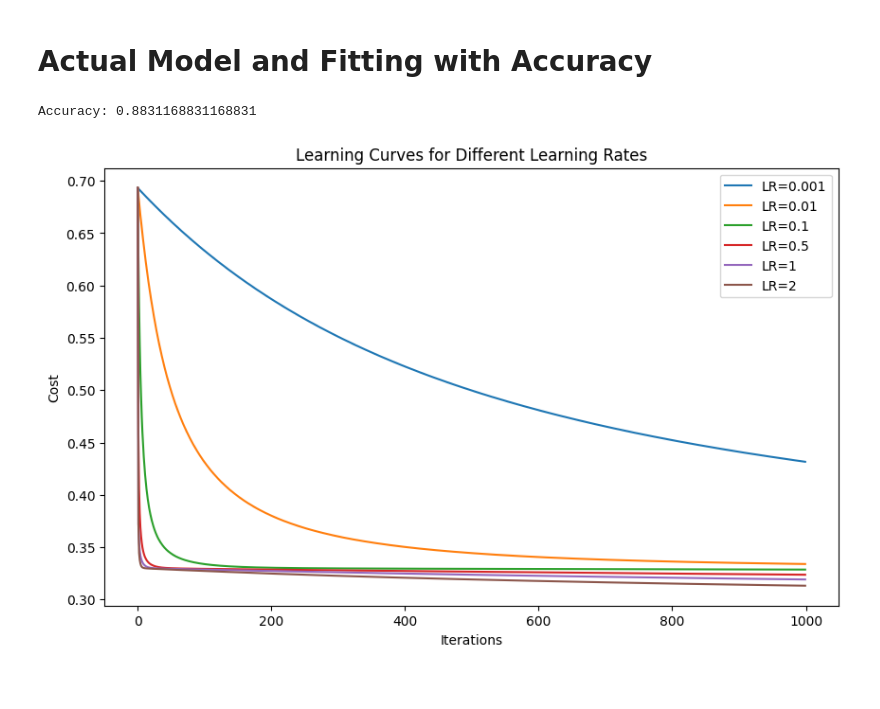
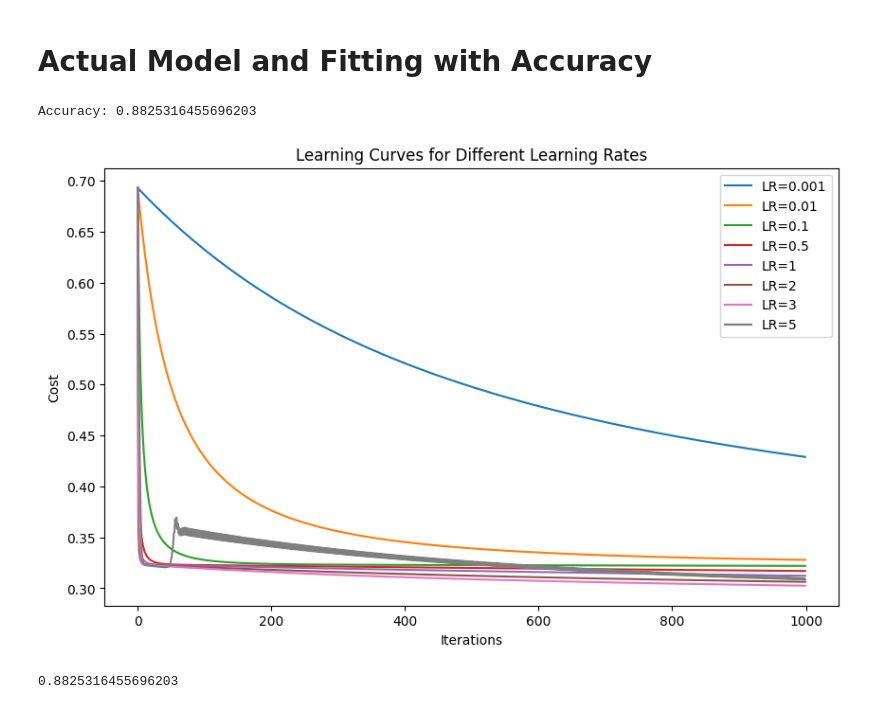
Before and after one commit to MANAS-AI-Taskphase-24-25/sumirseth, a Jupyter notebook: Logistic Regression/logistic.ipynb, the cells around one changed output. Cells and saved outputs as stored; diff of their text form; code cells hidden in the pictures.

```diff
--- a/Logistic Regression/logistic.ipynb
+++ b/Logistic Regression/logistic.ipynb
@@ -38,7 +38,7 @@ import scipy.stats as stats
 
 numeric_columns = df.select_dtypes(include=[np.number]).columns
 for column in numeric_columns:
-    df = df[(np.abs(stats.zscore(df[column])) < 3)]
+    df = df[(np.abs(stats.zscore(df[column])) < 3.5)]
 df
 # %% [output]
 |  | Area | Perimeter | Major_Axis_Length | Minor_Axis_Length | Convex_Area | Equiv_Diameter | Eccentricity | ... |
@@ -108,7 +108,7 @@ class LogisticRegression:
 
 y_numeric = y.astype('int')
 
-model = LogisticRegression(learning_rate=2, n_iterations=10000)
+model = LogisticRegression(learning_rate=2, n_iterations=1000)
 model.fit(X_scaled, y_numeric)
 
 predictions = model.predict(X_scaled)
@@ -118,39 +118,49 @@ print(f"Accuracy: {accuracy}")
 
 
 #figuring out if i am actually getting better results with lr = 2 ???
-def plot_learning_curves(X, y, learning_rates=[0.001, 0.01, 0.1, 0.5, 1, 2]):
+e = [0.001, 0.01, 0.1, 0.5, 1, 2,3,5]
+def plot_learning_curves(X, y, learning_rates=e):
     plt.figure(figsize=(10, 6))
     for lr in learning_rates:
         costs = []
         model = LogisticRegression(learning_rate=lr, n_iterations=1000)
 
         n_samples, n_features = X.shape
         model.weights = np.zeros(n_features)
         model.bias = 0
 
         for _ in range(model.n_iterations):
             linear_pred = np.dot(X, model.weights) + model.bias
             predictions = model.sigmoid(linear_pred)
 
             cost = -np.mean(y * np.log(predictions + 1e-15) +
                           (1-y) * np.log(1 - predictions + 1e-15))
             costs.append(cost)
 
             dw = (1/n_samples) * np.dot(X.T, (predictions - y))
             db = (1/n_samples) * np.sum(predictions - y)
 
             model.weights = model.weights - model.learning_rate * dw
             model.bias = model.bias - model.learning_rate * db
 
         plt.plot(costs, label=f'LR={lr}')
 
     plt.xlabel('Iterations')
     plt.ylabel('Cost')
     plt.title('Learning Curves for Different Learning Rates')
     plt.legend()
     plt.show()
 
 plot_learning_curves(X_scaled, y_numeric)
 # %% [output]
-Accuracy: 0.8831168831168831
+Accuracy: 0.8825316455696203
-[figure, old version]
+[figure, new version]
+# %%
+from sklearn.metrics import accuracy_score
+
+
+y_binary = y.astype(int)  # Convert y to integer type
+accuracy = accuracy_score(y_binary, predictions)
+accuracy
+# %% [output]
+0.8825316455696203
```
Also changed, not shown: parts of 1 cell of this notebook, 2 other files.
